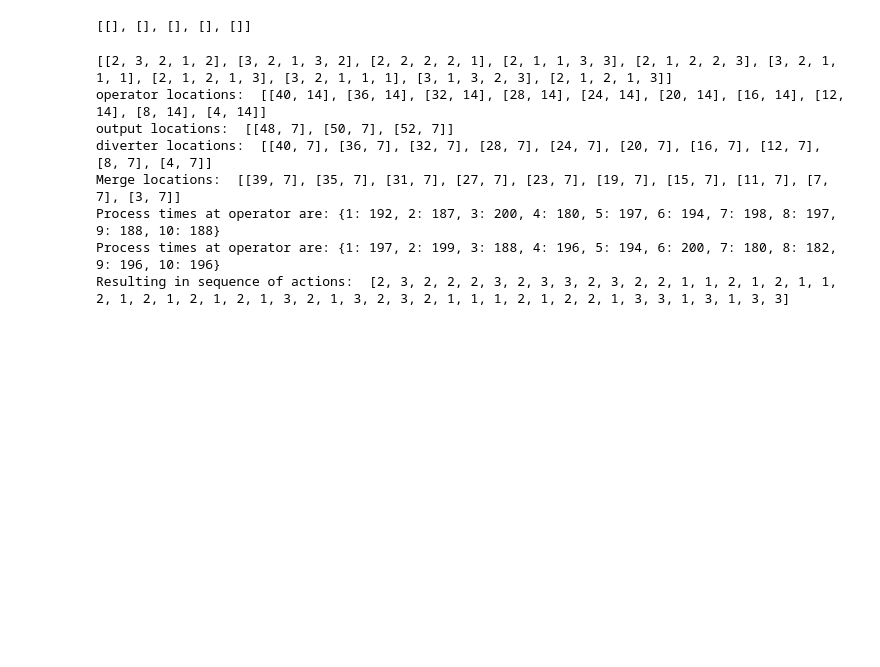
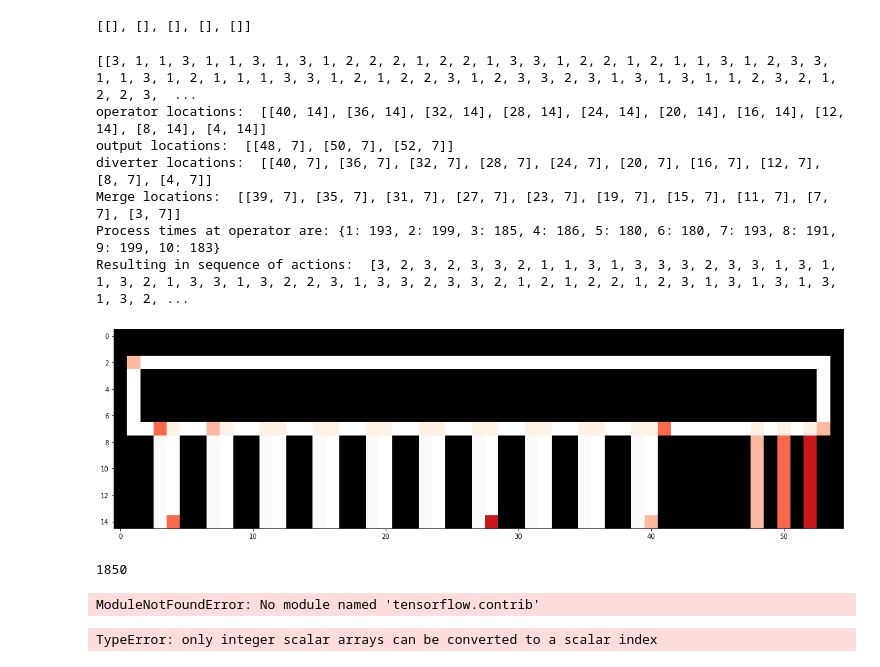
Before and after one commit to VincentFokker/Thesis, a Jupyter notebook: Simulation try.ipynb, the cells around one changed output. Cells and saved outputs as stored; diff of their text form; code cells hidden in the pictures; blank space fills up the shorter version.

```diff
--- a/Simulation try.ipynb
+++ b/Simulation try.ipynb
@@ -2622,7 +2633,7 @@ class simple_conveyor():
 #queues = [[1,2,3,2,3], [2,3,1,3,1], [1,3,2,1,2], [1,3,2,1,2], [1,3,2,1,2]] #sample queues for format WHERE 1=S, 2=M, 3=L
 amount_gtp = 10
 amount_output = 3
-buffer_size = 5
+buffer_size = 100
 queues = [[randint(1,amount_output) for i in range(buffer_size)] for item in range(amount_gtp)] # generate random queues
 print(queues)
 env = simple_conveyor(queues, amount_gtp, amount_output)
@@ -2637,11 +2648,23 @@ for index in range(len(env.queues[0])):
 order_list = [item for sublist in order_list for item in sublist]
 print("Resulting in sequence of actions: ", order_list)
 # %% [output]
-[[2, 3, 2, 1, 2], [3, 2, 1, 3, 2], [2, 2, 2, 2, 1], [2, 1, 1, 3, 3], [2, 1, 2, 2, 3], [3, 2, 1, 1, 1], [2, 1, 2, 1, 3], [3, 2, 1, 1, 1], [3, 1, 3, 2, 3], [2, 1, 2, 1, 3]]
+[[3, 1, 1, 3, 1, 1, 3, 1, 3, 1, 2, 2, 2, 1, 2, 2, 1, 3, 3, 1, 2, 2, 1, 2, 1, 1, 3, 1, 2, 3, 3, 1, 1, 3, 1, 2, 1, 1, 1, 3, 3, 1, 2, 1, 2, 2, 3, 1, 2, 3, 3, 2, 3, 1, 3, 1, 3, 1, 1, 2, 3, 2, 1, 2, 2, 3,  ...
 operator locations:  [[40, 14], [36, 14], [32, 14], [28, 14], [24, 14], [20, 14], [16, 14], [12, 14], [8, 14], [4, 14]]
 output locations:  [[48, 7], [50, 7], [52, 7]]
 diverter locations:  [[40, 7], [36, 7], [32, 7], [28, 7], [24, 7], [20, 7], [16, 7], [12, 7], [8, 7], [4, 7]]
 Merge locations:  [[39, 7], [35, 7], [31, 7], [27, 7], [23, 7], [19, 7], [15, 7], [11, 7], [7, 7], [3, 7]]
-Process times at operator are: {1: 192, 2: 187, 3: 200, 4: 180, 5: 197, 6: 194, 7: 198, 8: 197, 9: 188, 10: 188}
-Process times at operator are: {1: 197, 2: 199, 3: 188, 4: 196, 5: 194, 6: 200, 7: 180, 8: 182, 9: 196, 10: 196}
-Resulting in sequence of actions:  [2, 3, 2, 2, 2, 3, 2, 3, 3, 2, 3, 2, 2, 1, 1, 2, 1, 2, 1, 1, 2, 1, 2, 1, 2, 1, 2, 1, 3, 2, 1, 3, 2, 3, 2, 1, 1, 1, 2, 1, 2, 2, 1, 3, 3, 1, 3, 1, 3, 3]
+Process times at operator are: {1: 193, 2: 199, 3: 185, 4: 186, 5: 180, 6: 180, 7: 193, 8: 191, 9: 199, 10: 183}
+Resulting in sequence of actions:  [3, 2, 3, 2, 3, 3, 2, 1, 1, 3, 1, 3, 3, 3, 2, 3, 3, 1, 3, 1, 1, 3, 2, 1, 3, 3, 1, 3, 2, 2, 3, 1, 3, 3, 2, 3, 3, 2, 1, 2, 1, 2, 2, 1, 2, 3, 1, 3, 1, 3, 1, 3, 1, 3, 2, ...
+# %%
+state, reward, done, info = env.step(0)
+env.render_plt()
+len(state)
+# %% [output]
+[figure, added]
+1850
+# %%
+from stable_baselines.common.env_checker import check_env
+# It will check your custom environment and output additional warnings if needed
+check_env(env)
+# %% [output]
+ModuleNotFoundError: No module named 'tensorflow.contrib'
@@ -2647,0 +2678,4 @@ Resulting in sequence of actions:  [2, 3, 2, 2, 2, 3, 2, 3, 3, 2, 3, 2, 2, 1, 1,
+# %%
+np.append(in_queue, demand, demand)
+# %% [output]
+TypeError: only integer scalar arrays can be converted to a scalar index
```
Also changed, not shown: parts of 15 cells of this notebook, 1 other file.
